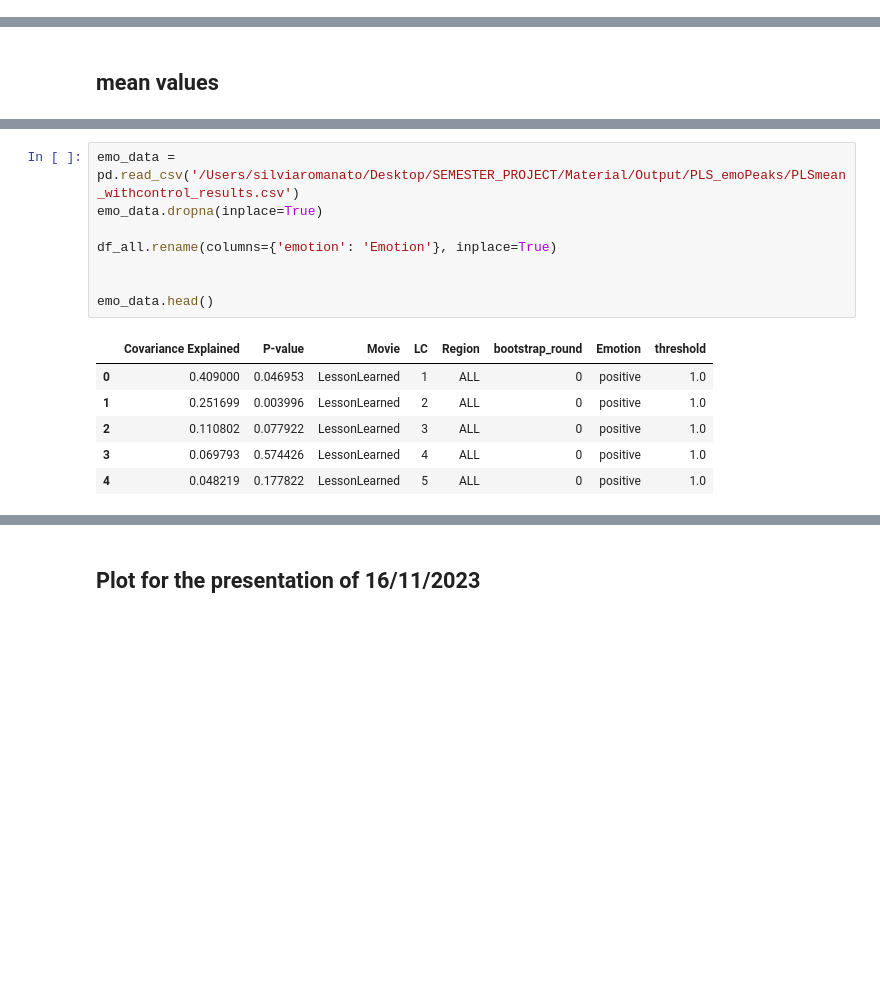
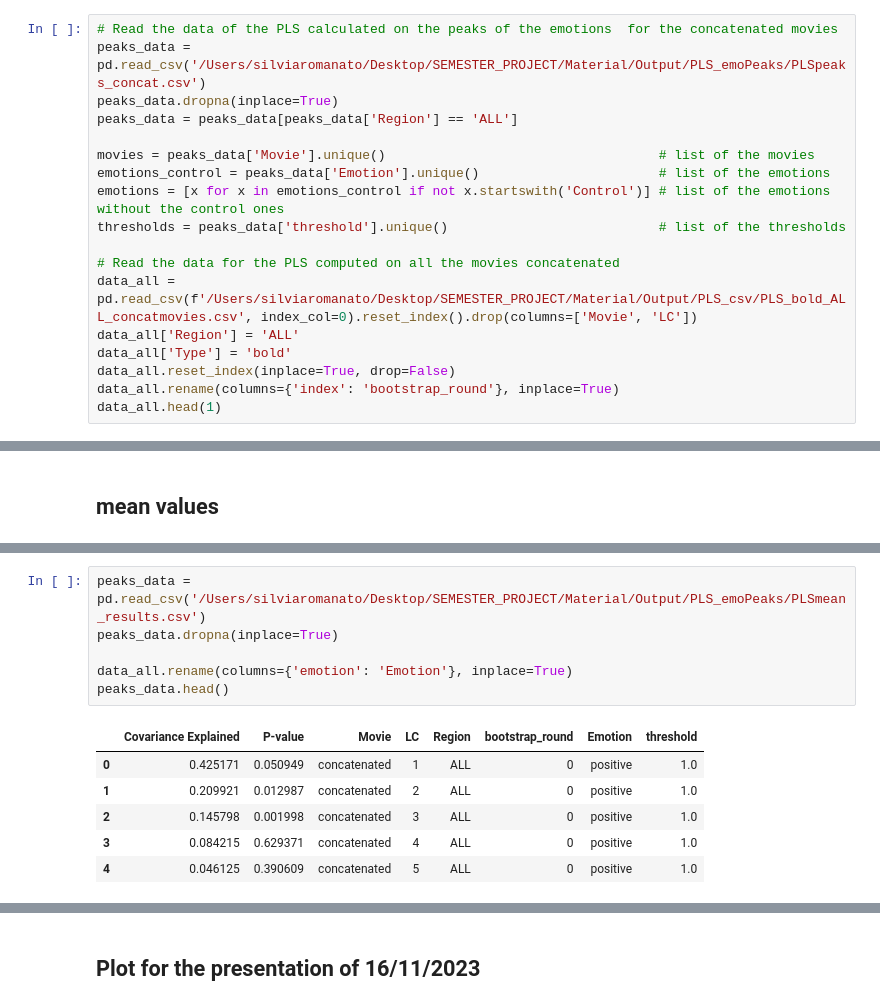
Before and after one commit to silviiaromanato/HigherOrder, a Jupyter notebook: Code/PLS_Silvia/PLS_peaks.ipynb, the cells around one changed output, grey strips where cells are left out. Drawn from its saved outputs; the diff is of its cells as text; blank space fills up the shorter version.

```diff
--- a/Code/PLS_Silvia/PLS_peaks.ipynb
+++ b/Code/PLS_Silvia/PLS_peaks.ipynb
@@ -128,0 +31,18 @@ data_all_movie.head()
+# %%
+# Read the data of the PLS calculated on the peaks of the emotions  for the concatenated movies
+peaks_data = pd.read_csv('/Users/silviaromanato/Desktop/SEMESTER_PROJECT/Material/Output/PLS_emoPeaks/PLSpeaks_concat.csv')
+peaks_data.dropna(inplace=True)
+peaks_data = peaks_data[peaks_data['Region'] == 'ALL']
+
+movies = peaks_data['Movie'].unique()                                   # list of the movies
+emotions_control = peaks_data['Emotion'].unique()                       # list of the emotions
+emotions = [x for x in emotions_control if not x.startswith('Control')] # list of the emotions without the control ones
+thresholds = peaks_data['threshold'].unique()                           # list of the thresholds
+
+# Read the data for the PLS computed on all the movies concatenated
+data_all = pd.read_csv(f'/Users/silviaromanato/Desktop/SEMESTER_PROJECT/Material/Output/PLS_csv/PLS_bold_ALL_concatmovies.csv', index_col=0).reset_index().drop(columns=['Movie', 'LC'])
+data_all['Region'] = 'ALL'
+data_all['Type'] = 'bold'
+data_all.reset_index(inplace=True, drop=False)
+data_all.rename(columns={'index': 'bootstrap_round'}, inplace=True)
+data_all.head(1)
@@ -313,18 +236,16 @@ print(count_pts)
 # %%
-emo_data = pd.read_csv('/Users/silviaromanato/Desktop/SEMESTER_PROJECT/Material/Output/PLS_emoPeaks/PLSmean_withcontrol_results.csv')
-emo_data.dropna(inplace=True)
+peaks_data = pd.read_csv('/Users/silviaromanato/Desktop/SEMESTER_PROJECT/Material/Output/PLS_emoPeaks/PLSmean_results.csv')
+peaks_data.dropna(inplace=True)
 
-df_all.rename(columns={'emotion': 'Emotion'}, inplace=True)
-
-
-emo_data.head()
+data_all.rename(columns={'emotion': 'Emotion'}, inplace=True)
+peaks_data.head()
 # %% [output]
 |  | Covariance Explained | P-value | Movie | LC | Region | bootstrap_round | Emotion | threshold |
-| 0 | 0.409000 | 0.046953 | LessonLearned | 1 | ALL | 0 | positive | 1.0 |
-| 1 | 0.251699 | 0.003996 | LessonLearned | 2 | ALL | 0 | positive | 1.0 |
-| 2 | 0.110802 | 0.077922 | LessonLearned | 3 | ALL | 0 | positive | 1.0 |
-| 3 | 0.069793 | 0.574426 | LessonLearned | 4 | ALL | 0 | positive | 1.0 |
-| 4 | 0.048219 | 0.177822 | LessonLearned | 5 | ALL | 0 | positive | 1.0 |
+| 0 | 0.425171 | 0.050949 | concatenated | 1 | ALL | 0 | positive | 1.0 |
+| 1 | 0.209921 | 0.012987 | concatenated | 2 | ALL | 0 | positive | 1.0 |
+| 2 | 0.145798 | 0.001998 | concatenated | 3 | ALL | 0 | positive | 1.0 |
+| 3 | 0.084215 | 0.629371 | concatenated | 4 | ALL | 0 | positive | 1.0 |
+| 4 | 0.046125 | 0.390609 | concatenated | 5 | ALL | 0 | positive | 1.0 |
 # %%
 movie = 'Sintel'
 thresholds = [1, 1.5, 2]
```
Also changed, not shown: parts of 18 cells of this notebook, 3 other files.
